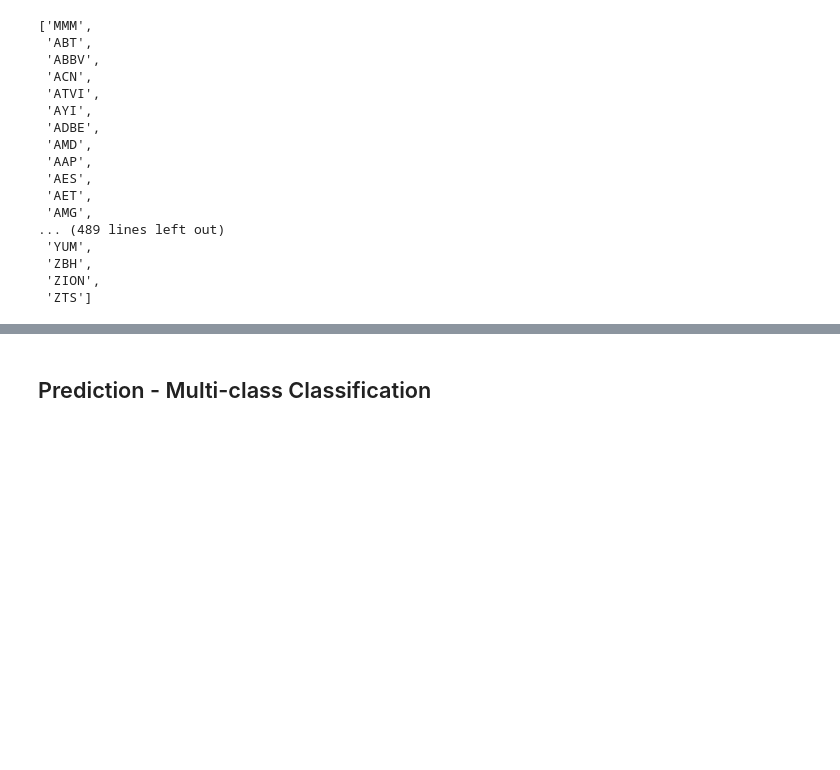
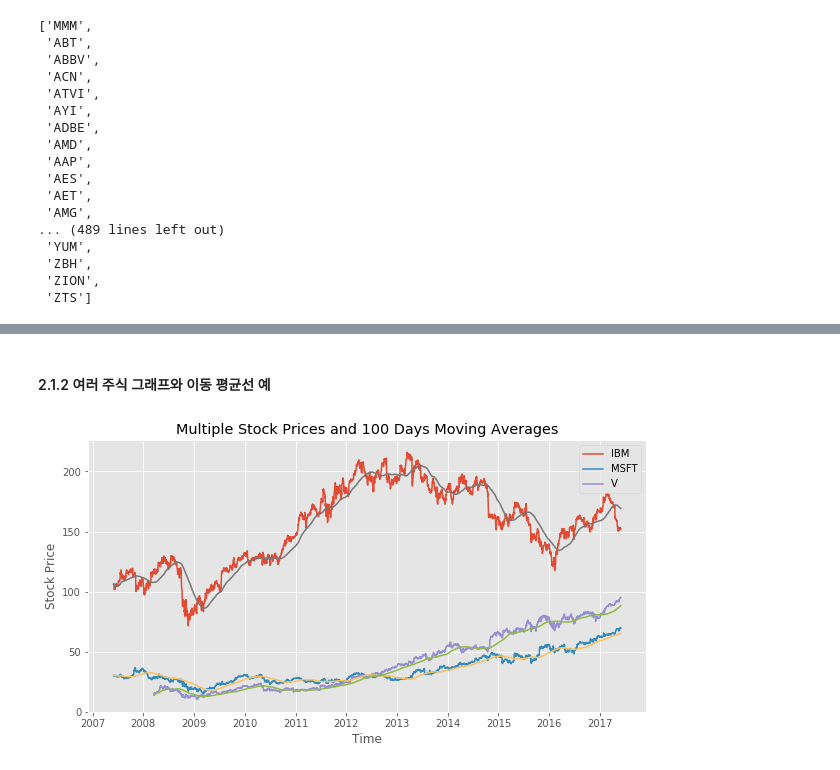
Before and after one commit to gihyeon/stock-price-prediction, a Jupyter notebook: stock-price-prediction.ipynb, the cells around one changed output, grey strips where cells are left out. Cells and saved outputs as stored; diff of their text form; code cells hidden in the pictures; blank space fills up the shorter version.

```diff
--- a/stock-price-prediction.ipynb
+++ b/stock-price-prediction.ipynb
@@ -388,2 +331,30 @@ visualize_corr()
-# %% [markdown]
-## Prediction - Multi-class Classification
+# %% [markdown]
+#### 2.1.2 여러 주식 그래프와 이동 평균선 예
+# %%
+def visualize_tickers(*args):
+    """Visualizing multiples stocks.
+    """
+    df = pd.read_csv('sp500-joined-closes.csv', parse_dates=True, index_col=0)
+
+    tickers = [t for t in args]
+    tickers_100ma, tickers_close, tickers_volume = [], [], []
+
+    # 100 days rolling moving average
+    for ticker in tickers:
+        df[f"{ticker}_100MA"] = df[f"{ticker}"].rolling(window=100, min_periods=0).mean()
+        tickers_100ma.append(f"{ticker}_100MA")
+        tickers_close.append(f"{ticker}")
+
+    plt.plot(df.index, df[tickers_close])
+    plt.plot(df.index, df[tickers_100ma])
+
+    plt.legend([c for c in tickers_close])
+    plt.xlabel('Time')
+    plt.ylabel('Stock Price')
+    plt.title('Multiple Stock Prices and 100 Days Moving Averages')
+    plt.show()
+
+# Visualize multiple stocks
+visualize_tickers('IBM', 'MSFT', 'V')
+# %% [output]
+[figure, added]
```
Also changed, not shown: parts of 33 cells of this notebook, 4 other files.
